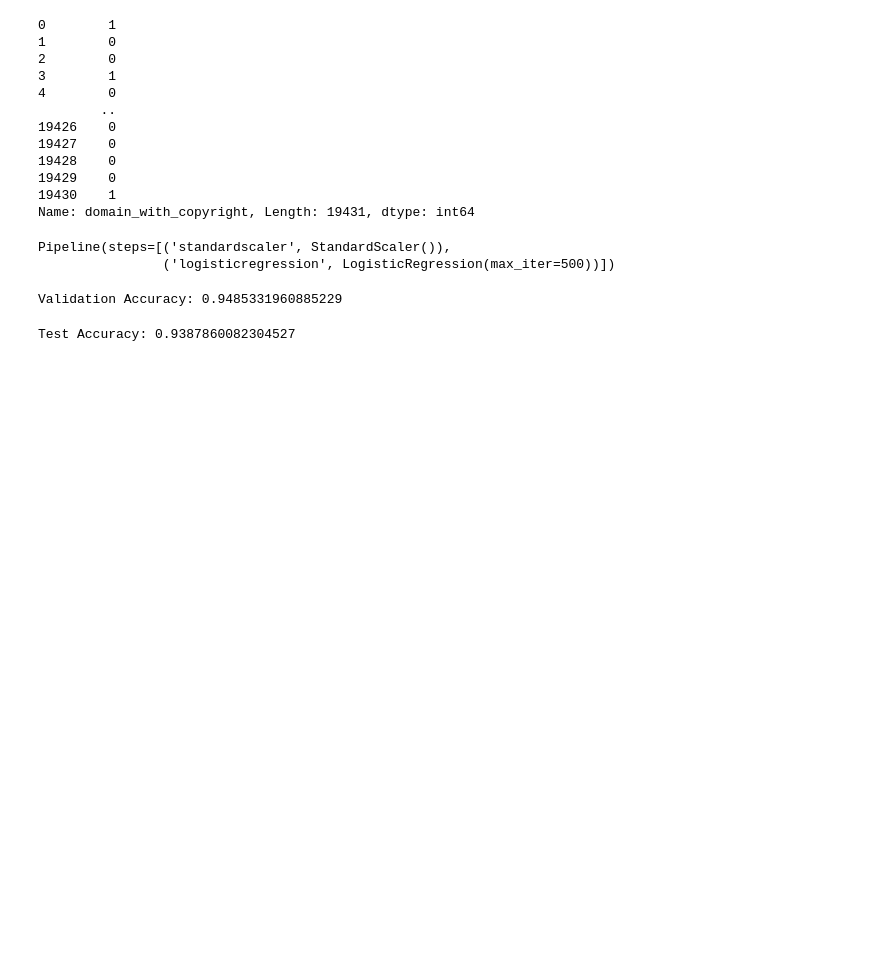
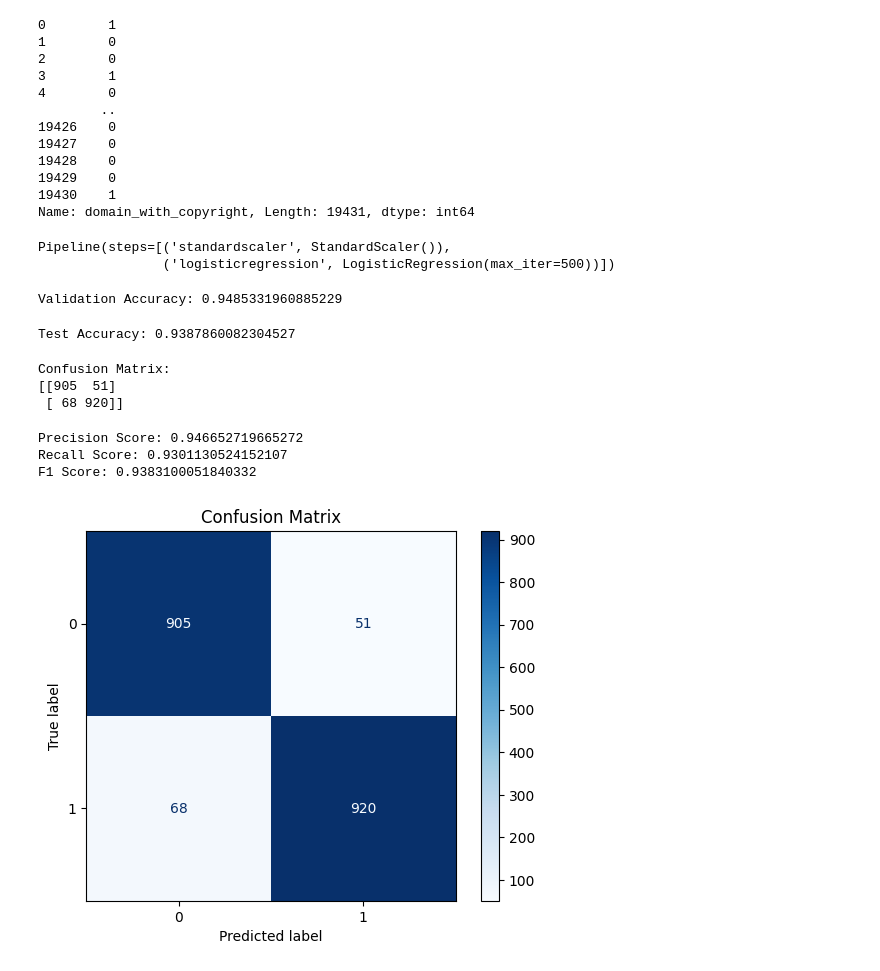
Before and after one commit to can-aslan/CS464-Project, a Jupyter notebook: LogisticRegression.ipynb, the cells around one changed output. Drawn from its saved outputs; the diff is of its cells as text; code cells hidden in the pictures; blank space fills up the shorter version.

```diff
--- a/LogisticRegression.ipynb
+++ b/LogisticRegression.ipynb
@@ -70,3 +74,12 @@ test_accuracy = accuracy_score(y_test, test_predictions)
 print("Test Accuracy:", test_accuracy)
 # %% [output]
 Test Accuracy: 0.9387860082304527
+# %%
+conf_matrix = confusion_matrix(y_test, test_predictions)
+
+print("Confusion Matrix:")
+print(conf_matrix)
+# %% [output]
+Confusion Matrix:
+[[905  51]
+ [ 68 920]]
@@ -72,0 +96,19 @@ Test Accuracy: 0.9387860082304527
+# %%
+precision = precision_score(conf_matrix)
+recall = recall_score(conf_matrix)
+f1 = 2 * (precision * recall) / (precision + recall) if (precision + recall) > 0 else 0
+
+print("Precision Score:", precision)
+print("Recall Score:", recall)
+print("F1 Score:", f1)
+# %% [output]
+Precision Score: 0.946652719665272
+Recall Score: 0.9301130524152107
+F1 Score: 0.9383100051840332
+# %%
+disp = ConfusionMatrixDisplay(confusion_matrix=conf_matrix)
+disp.plot(cmap=plt.cm.Blues)
+plt.title(f"Confusion Matrix")
+plt.show()
+# %% [output]
+[figure, added]
```
Also changed, not shown: parts of 6 cells of this notebook.
